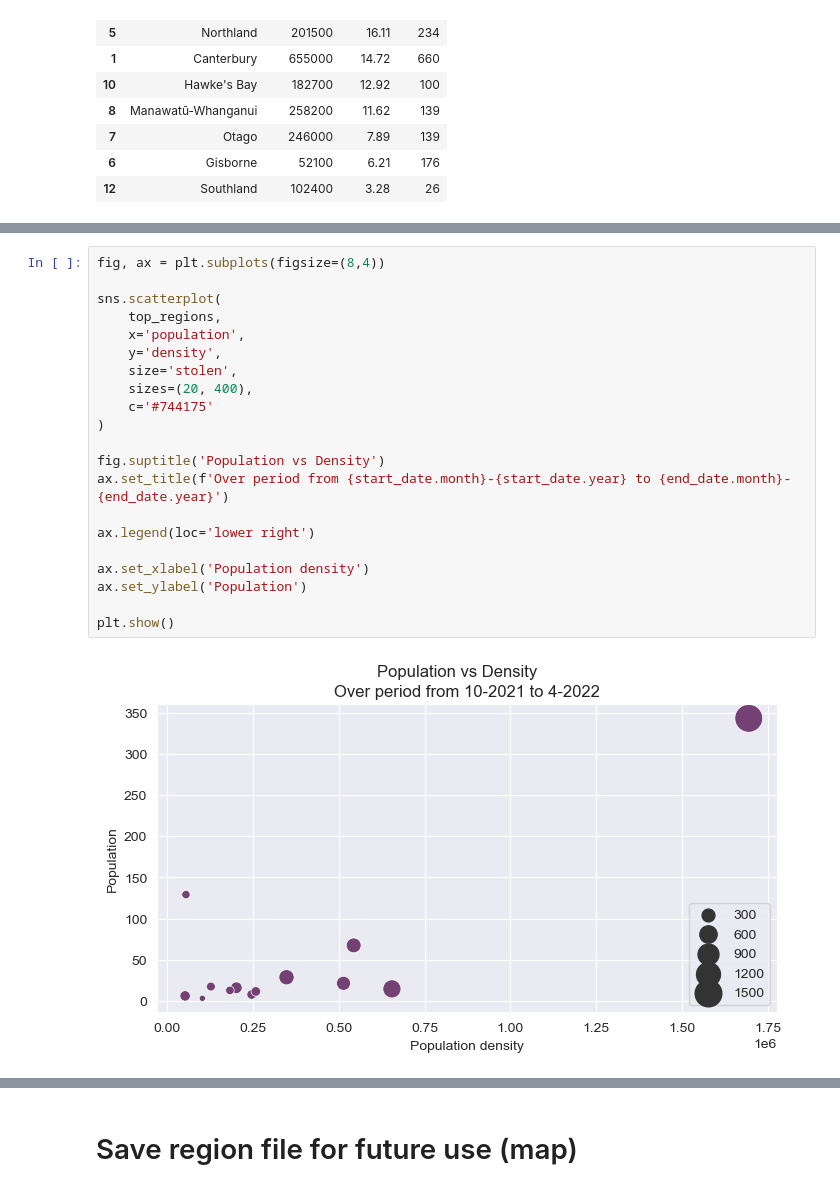
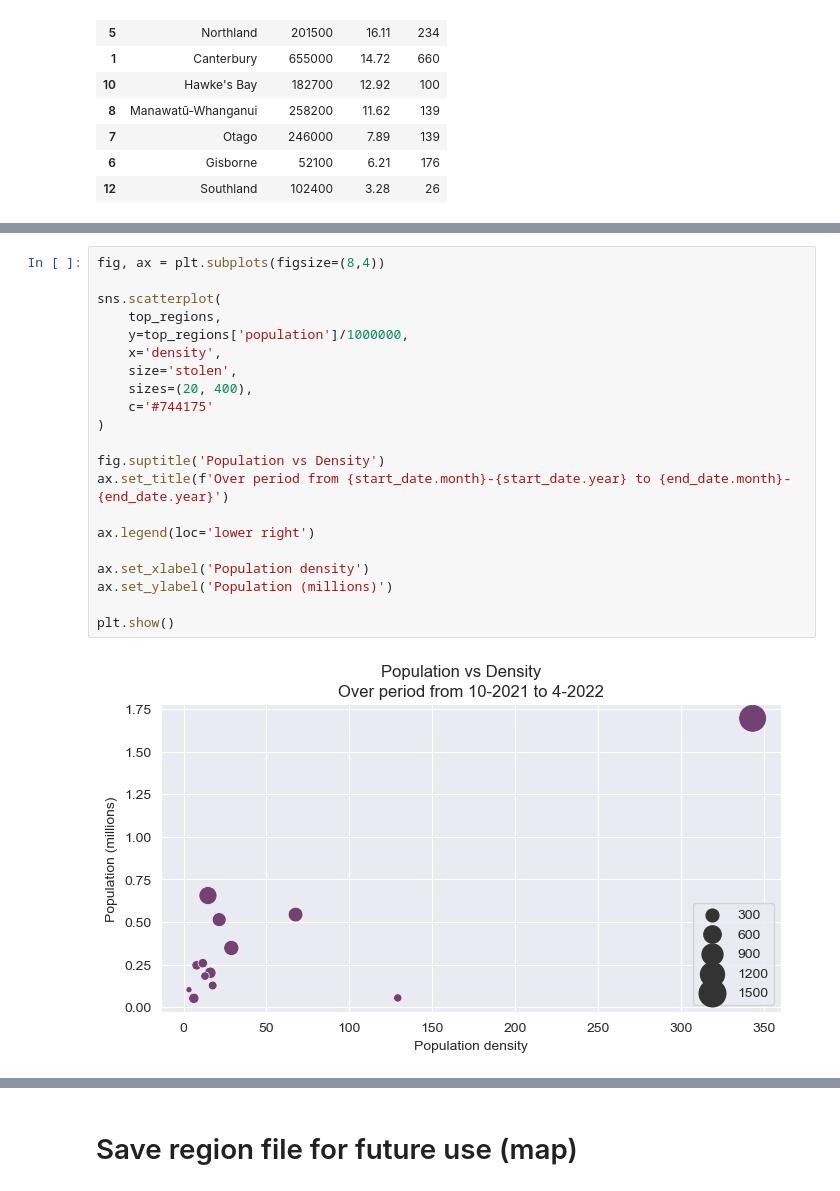
Before and after one commit to benoitchamot/VehicleTheftAnalysis, a Jupyter notebook: EDA/Analysis.ipynb, the cells around one changed output, grey strips where cells are left out. Drawn from its saved outputs; the diff is of its cells as text.

```diff
--- a/EDA/Analysis.ipynb
+++ b/EDA/Analysis.ipynb
@@ -519,23 +571,23 @@ top_regions.sort_values('density', ascending=False)
 # %%
 fig, ax = plt.subplots(figsize=(8,4))
 
 sns.scatterplot(
     top_regions,
-    x='population',
-    y='density',
+    y=top_regions['population']/1000000,
+    x='density',
     size='stolen',
     sizes=(20, 400),
     c='#744175'
 )
 
 fig.suptitle('Population vs Density')
 ax.set_title(f'Over period from {start_date.month}-{start_date.year} to {end_date.month}-{end_date.year}')
 
 ax.legend(loc='lower right')
 
 ax.set_xlabel('Population density')
-ax.set_ylabel('Population')
+ax.set_ylabel('Population (millions)')
 
 plt.show()
 # %% [output]
-[figure, old version]
+[figure, new version]
```
Also changed, not shown: parts of 5 cells of this notebook, 3 other files.
